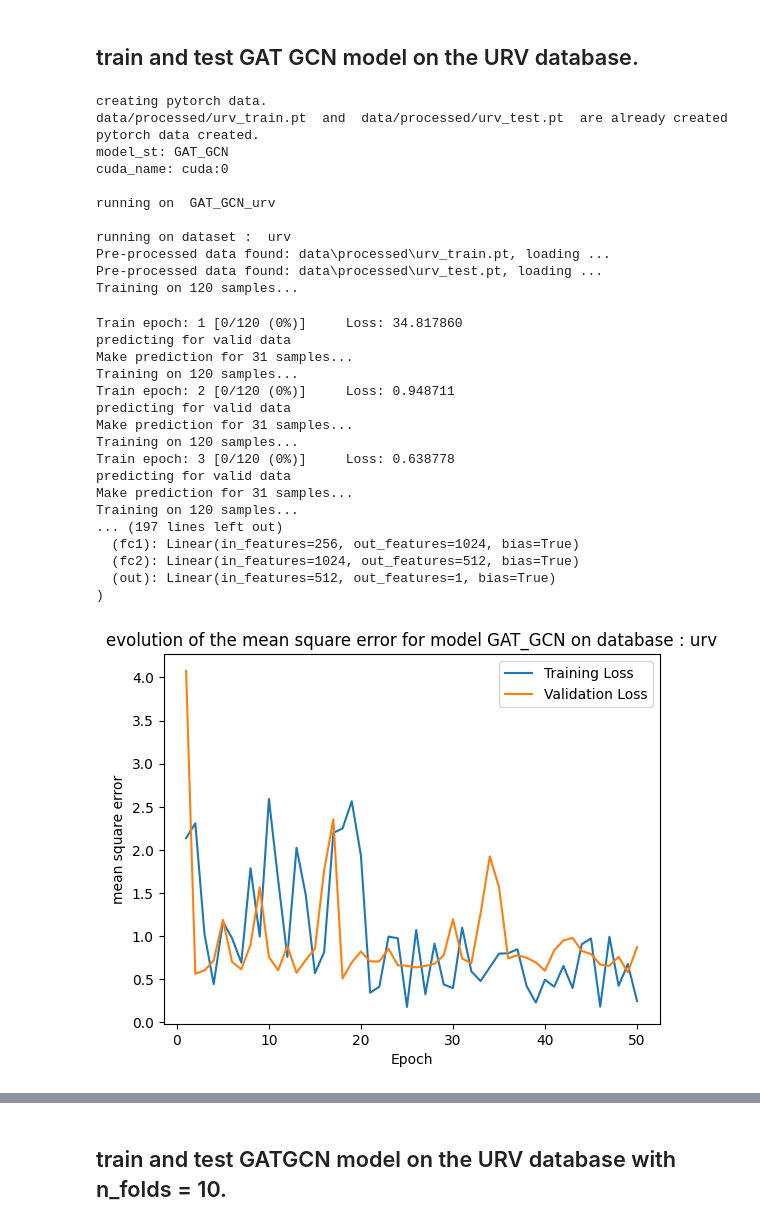
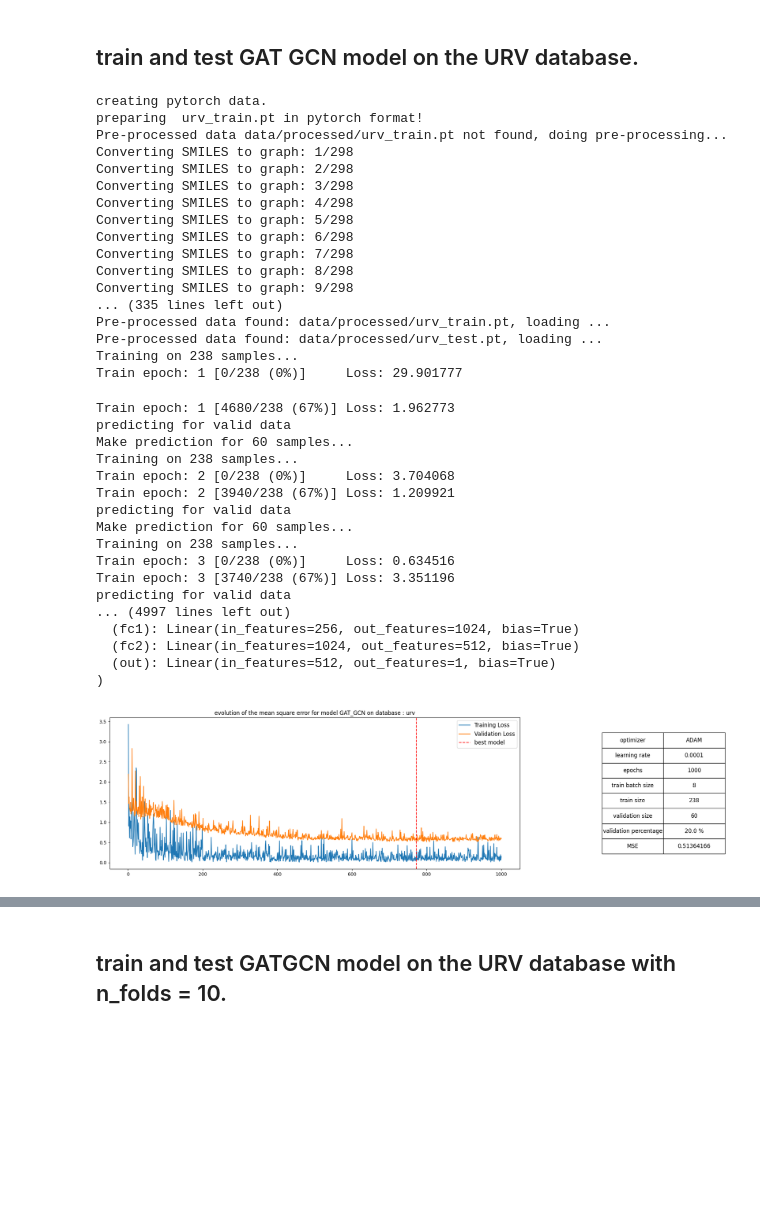
Before and after one commit to YoussefEzz/GraphDTA_forked, a Jupyter notebook: test_GATGCN_URV.ipynb, the cells around one changed output, grey strips where cells are left out. Saved outputs shown, nothing was run; the diff lists cells and outputs as text; code cells hidden in the pictures; blank space fills up the shorter version.

```diff
--- a/test_GATGCN_URV.ipynb
+++ b/test_GATGCN_URV.ipynb
@@ -1,42 +1,47 @@
 # %% [markdown]
 ## train and test GAT GCN model on the URV database.
 # %%
-# train of GAT model on URV dataset
+# train of GATGCN model on URV dataset
 from URV_Train import Train
 import models.gat_gcn as GATGCN
 
-model = Train(dataset = 'urv', model_type = GATGCN.GAT_GCN(), cuda_name = "cuda:0", TRAIN_BATCH_SIZE = 8, TEST_BATCH_SIZE = 8, LR = 0.0005, NUM_EPOCHS = 50)
+model = Train(dataset = 'urv', model_type = GATGCN.GAT_GCN(), cuda_name = "cuda:0", TRAIN_BATCH_SIZE = 8, TEST_BATCH_SIZE = 8, LR = 0.0001, NUM_EPOCHS = 1000, validation_size=0.2)
 # %% [output]
 creating pytorch data.
-data/processed/urv_train.pt  and  data/processed/urv_test.pt  are already created
-pytorch data created.
-model_st: GAT_GCN
-cuda_name: cuda:0
-
-running on  GAT_GCN_urv
-
-running on dataset :  urv
-Pre-processed data found: data\processed\urv_train.pt, loading ...
-Pre-processed data found: data\processed\urv_test.pt, loading ...
-Training on 120 samples...
+preparing  urv_train.pt in pytorch format!
+Pre-processed data data/processed/urv_train.pt not found, doing pre-processing...
+Converting SMILES to graph: 1/298
+Converting SMILES to graph: 2/298
+Converting SMILES to graph: 3/298
+Converting SMILES to graph: 4/298
+Converting SMILES to graph: 5/298
+Converting SMILES to graph: 6/298
+Converting SMILES to graph: 7/298
+Converting SMILES to graph: 8/298
+Converting SMILES to graph: 9/298
+... (335 lines left out)
+Pre-processed data found: data/processed/urv_train.pt, loading ...
+Pre-processed data found: data/processed/urv_test.pt, loading ...
+Training on 238 samples...
+Train epoch: 1 [0/238 (0%)]     Loss: 29.901777
-Train epoch: 1 [0/120 (0%)]     Loss: 34.817860
+Train epoch: 1 [4680/238 (67%)] Loss: 1.962773
 predicting for valid data
-Make prediction for 31 samples...
-Training on 120 samples...
-Train epoch: 2 [0/120 (0%)]     Loss: 0.948711
+Make prediction for 60 samples...
+Training on 238 samples...
+Train epoch: 2 [0/238 (0%)]     Loss: 3.704068
+Train epoch: 2 [3940/238 (67%)] Loss: 1.209921
 predicting for valid data
-Make prediction for 31 samples...
-Training on 120 samples...
-Train epoch: 3 [0/120 (0%)]     Loss: 0.638778
+Make prediction for 60 samples...
+Training on 238 samples...
+Train epoch: 3 [0/238 (0%)]     Loss: 0.634516
+Train epoch: 3 [3740/238 (67%)] Loss: 3.351196
 predicting for valid data
-Make prediction for 31 samples...
-Training on 120 samples...
-... (197 lines left out)
+... (4997 lines left out)
   (fc1): Linear(in_features=256, out_features=1024, bias=True)
   (fc2): Linear(in_features=1024, out_features=512, bias=True)
   (out): Linear(in_features=512, out_features=1, bias=True)
 )
-[figure, old version]
+[figure, new version]
 # %%
 # test of GCN model on URV dataset
 from URV_Test import Test
```
Also changed, not shown: parts of 1 cell of this notebook, 9 other files.
